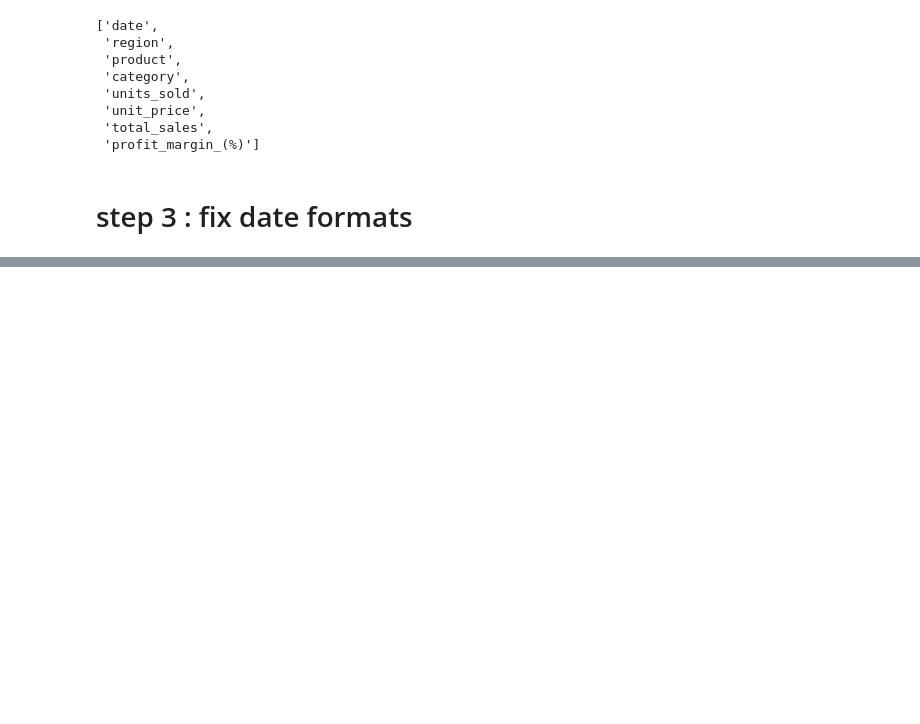
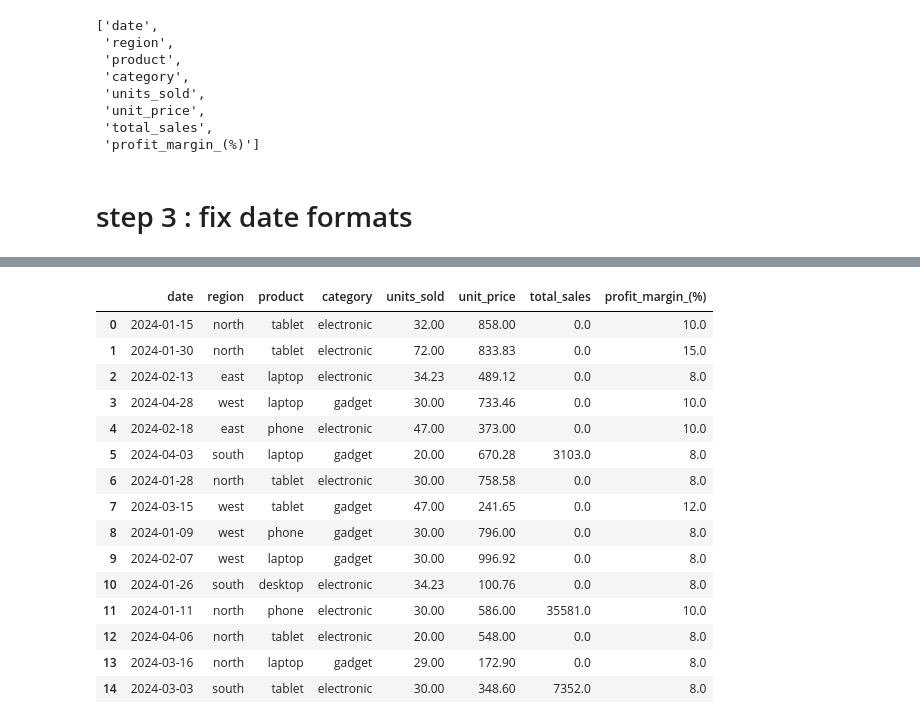
Before and after one commit to amirhjadidi/Data-Cleaning-Framework, a Jupyter notebook: sales/sales_dataset_cleaning.ipynb, the cells around one changed output, grey strips where cells are left out. Drawn from its saved outputs; the diff is of its cells as text; code cells hidden in the pictures; blank space fills up the shorter version.

```diff
--- a/sales/sales_dataset_cleaning.ipynb
+++ b/sales/sales_dataset_cleaning.ipynb
@@ -134,0 +298,10 @@ data.columns.to_list()
+# %%
+data["profit_margin_(%)"] = data["profit_margin_(%)"].str.extract(r"(\d+\.?\d*)")
+# %%
+data["profit_margin_(%)"] = pd.to_numeric(data["profit_margin_(%)"], errors="coerce")
+# %%
+data["profit_margin_(%)"] = np.where(
+    data["profit_margin_(%)"] < 1,
+    data["profit_margin_(%)"] * 100,
+    data["profit_margin_(%)"],
+)
@@ -134,0 +343,5 @@ data.columns.to_list()
+# %%
+data.dropna(
+    subset=["date", "total_sales", "region"],
+    inplace=True,
+)
@@ -134,0 +380,19 @@ data.columns.to_list()
+# %%
+data.head(15)
+# %% [output]
+|  | date | region | product | category | units_sold | unit_price | total_sales | profit_margin_(%) |
+| 0 | 2024-01-15 | north | tablet | electronic | 32.00 | 858.00 | 0.0 | 10.0 |
+| 1 | 2024-01-30 | north | tablet | electronic | 72.00 | 833.83 | 0.0 | 15.0 |
+| 2 | 2024-02-13 | east | laptop | electronic | 34.23 | 489.12 | 0.0 | 8.0 |
+| 3 | 2024-04-28 | west | laptop | gadget | 30.00 | 733.46 | 0.0 | 10.0 |
+| 4 | 2024-02-18 | east | phone | electronic | 47.00 | 373.00 | 0.0 | 10.0 |
+| 5 | 2024-04-03 | south | laptop | gadget | 20.00 | 670.28 | 3103.0 | 8.0 |
+| 6 | 2024-01-28 | north | tablet | electronic | 30.00 | 758.58 | 0.0 | 8.0 |
+| 7 | 2024-03-15 | west | tablet | gadget | 47.00 | 241.65 | 0.0 | 12.0 |
+| 8 | 2024-01-09 | west | phone | gadget | 30.00 | 796.00 | 0.0 | 8.0 |
+| 9 | 2024-02-07 | west | laptop | gadget | 30.00 | 996.92 | 0.0 | 8.0 |
+| 10 | 2024-01-26 | south | desktop | electronic | 34.23 | 100.76 | 0.0 | 8.0 |
+| 11 | 2024-01-11 | north | phone | electronic | 30.00 | 586.00 | 35581.0 | 10.0 |
+| 12 | 2024-04-06 | north | tablet | electronic | 20.00 | 548.00 | 0.0 | 8.0 |
+| 13 | 2024-03-16 | north | laptop | gadget | 29.00 | 172.90 | 0.0 | 8.0 |
+| 14 | 2024-03-03 | south | tablet | electronic | 30.00 | 348.60 | 7352.0 | 8.0 |
```
Also changed, not shown: parts of 26 cells of this notebook.
